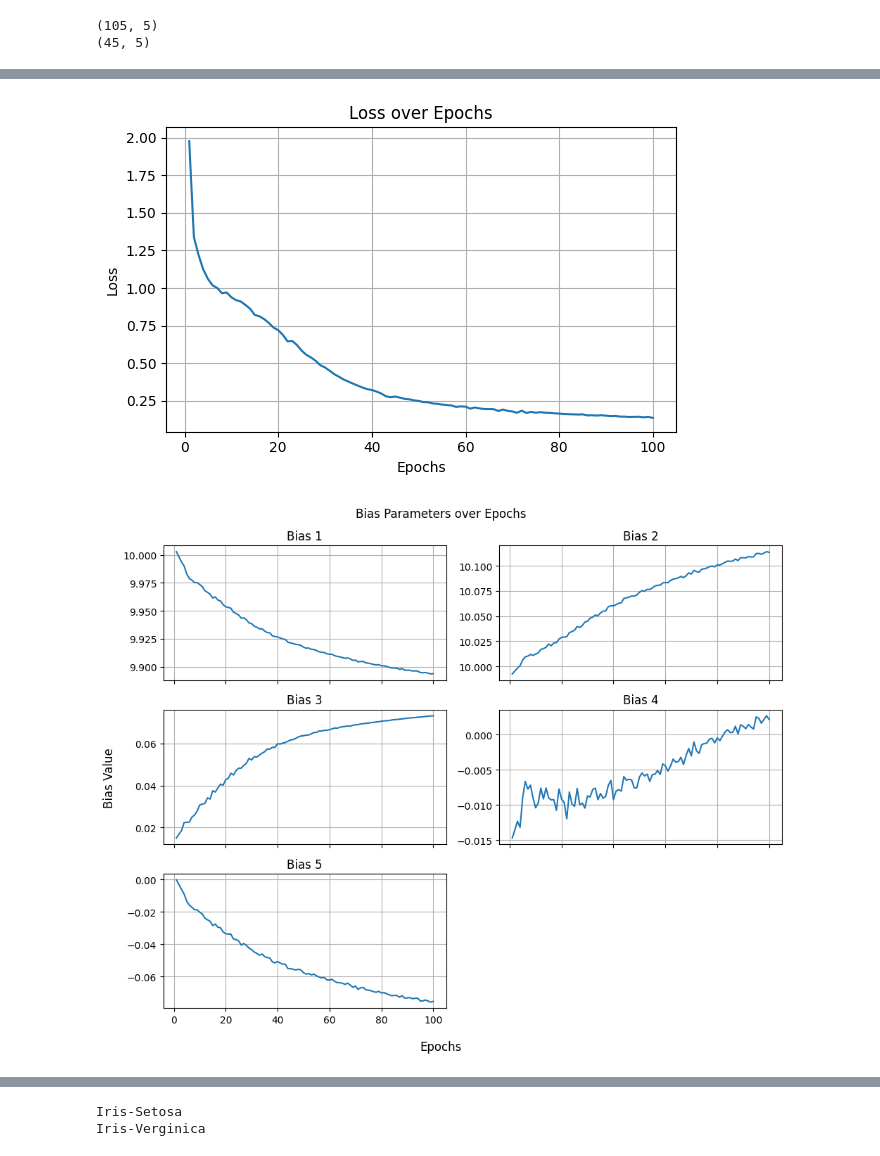
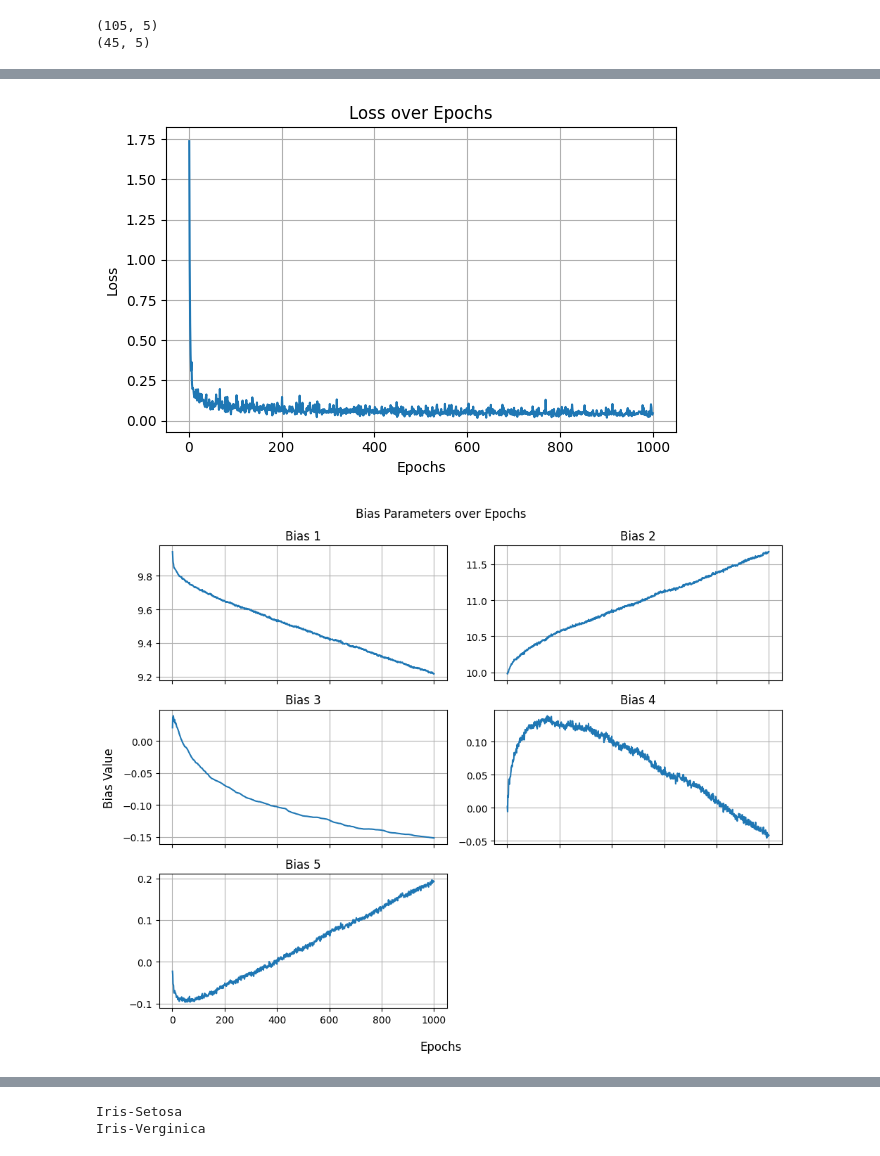
Before and after one commit to divyanshuyadav-dev/Neural-Network-from-Scratch, a Jupyter notebook: MLP-on-iris.ipynb, the cells around one changed output, grey strips where cells are left out. Saved outputs shown, nothing was run; the diff lists cells and outputs as text; code cells hidden in the pictures.

Commit message:
Kaggle Notebook | my neural net on iris | Momentum and l2 regularisation

```diff
--- a/MLP-on-iris.ipynb
+++ b/MLP-on-iris.ipynb
@@ -485,20 +525,21 @@ def test_model(dataset, param , verbose = False): # (4+1) columns and some rows
             print(f"P_c:{P_c}, P_d:{P_d}, P_e:{P_e}, SUM:{P_c + P_d + P_e}")
 
         # loss
-        loss_i = 0
+        regul_lambda = param[19]
+        loss_i = regul_lambda * (w1**2 + w2**2 + w3**2 + w4**2+ w5**2 + w6**2 + w7**2 + w8**2 + w9**2 + w10**2 + w11**2 + w12**2 + w13**2 + w14**2)
         class_id = np.argmax([P_c, P_d, P_e])
 
 
         if target == 'Iris-setosa': #P_c
-            loss_i = -1 * math.log(P_c)
+            loss_i += -1 * math.log(P_c)
             accuracy = accuracy + 1 if class_id == 0 else accuracy + 0
 
         elif target == 'Iris-versicolor': #P_d
-            loss_i = -1 * math.log(P_d)
+            loss_i += -1 * math.log(P_d)
             accuracy = accuracy + 1 if class_id == 1 else accuracy + 0
 
         else:#Iris-verginica #P_e
-            loss_i = -1 * math.log(P_e)
+            loss_i += -1 * math.log(P_e)
             accuracy = accuracy + 1 if class_id == 2 else accuracy + 0
 
         if verbose:
@@ -588,6 +629,7 @@ def predict(x1, x2, x3, x4, param, verbose=False):
     else:#Iris-verginica #P_e
         return "Iris-Verginica"
 # %%
-param = train_model(df_train, epochs = 100, eta = 1e-3, random_seed = 1, verbose = False)
+param = train_model(df_train, epochs = 1000, eta = 1e-3, regul_lambda = 0.0, momentum_beta = 0.9, random_seed = 1, verbose = False)
+print(param)
 test_model(df_test, param, verbose = False)
 # %% [output]
@@ -613,3 +655,3 @@ Epoch_100 Loss:0.13727845619398535, Accuracy:0.9809523809523809
 ====================
-[figure, old version]
+[figure, new version]
-[figure, old version]
+[figure, new version]
```
Also changed, not shown: parts of 3 cells of this notebook.
